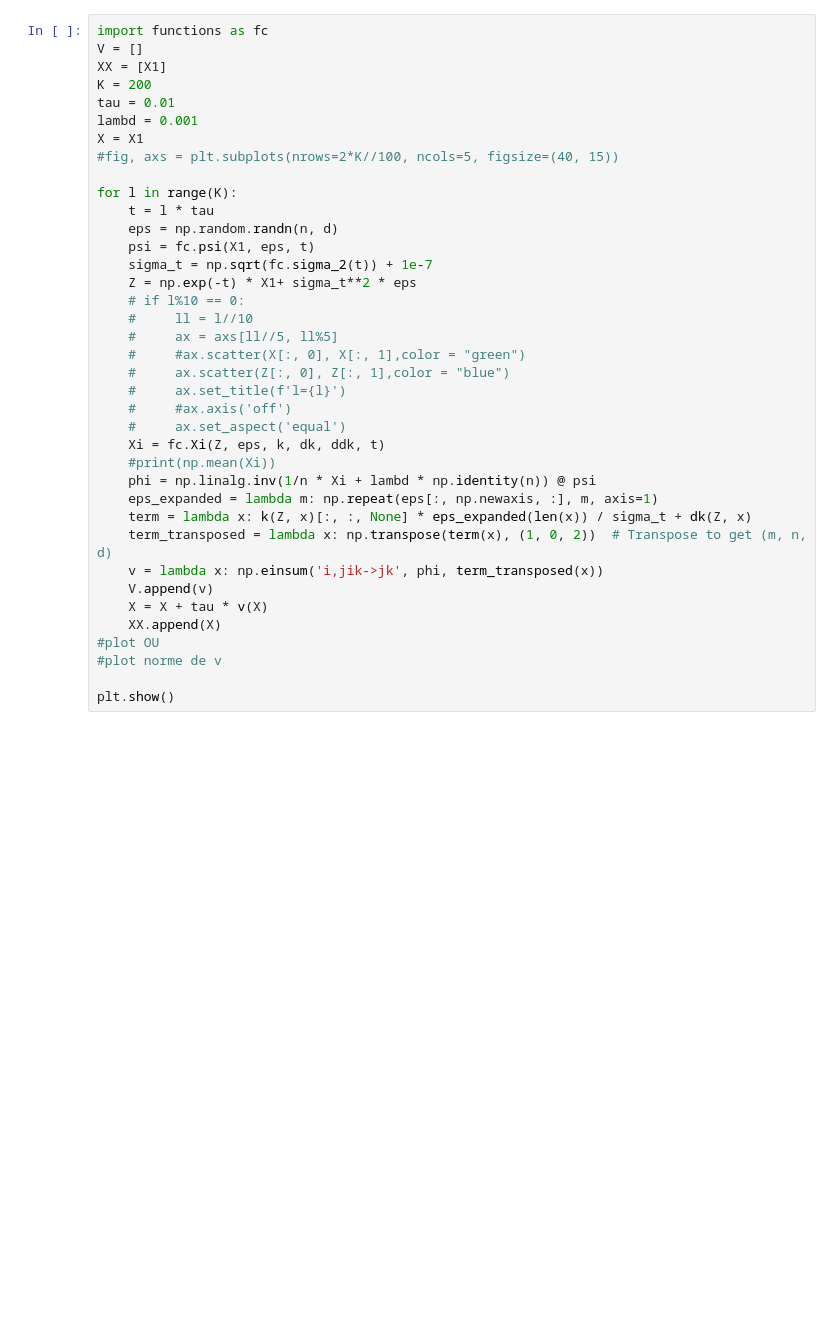
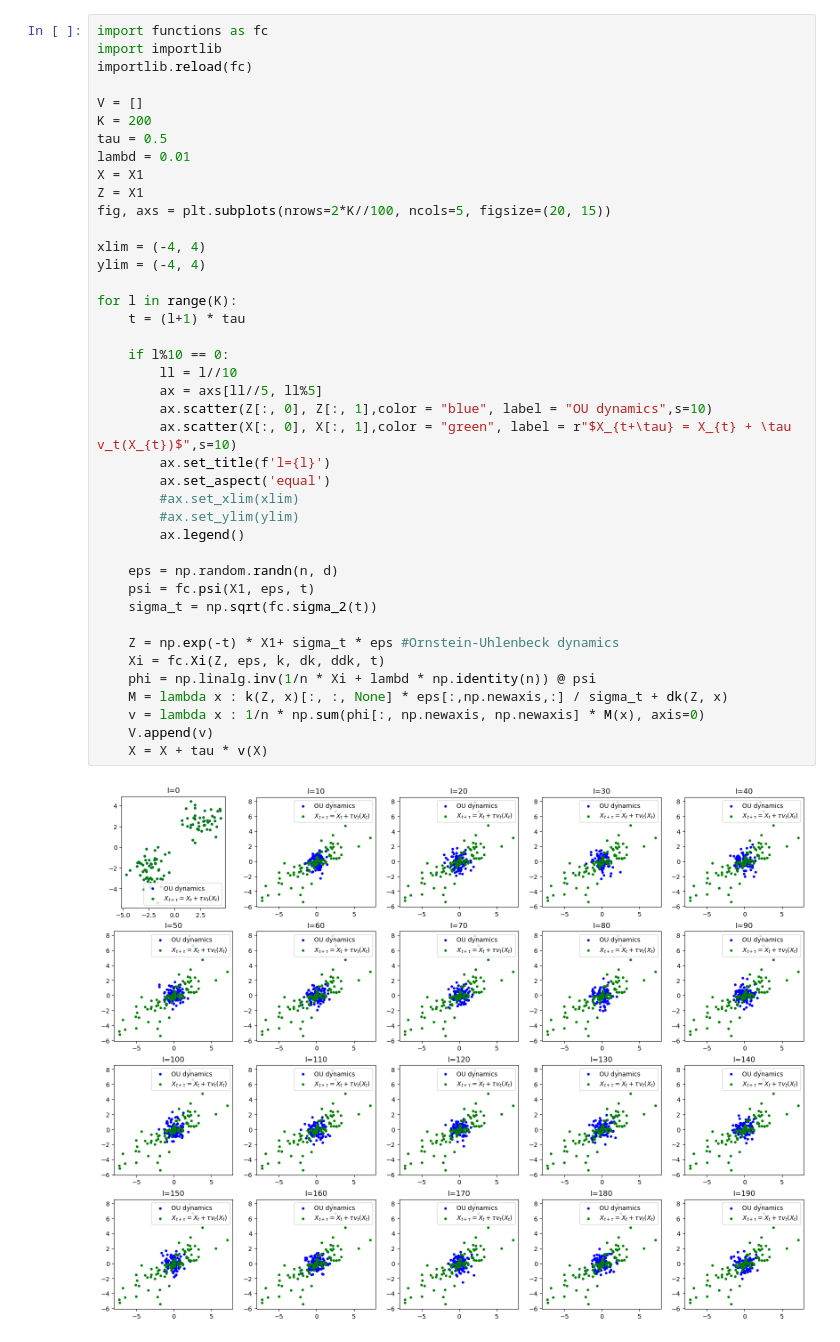
Before and after one commit to clementinechazal/kernel-path, a Jupyter notebook: ou_stein_path.ipynb, the cells around one changed output. Saved outputs shown, nothing was run; the diff lists cells and outputs as text; blank space fills up the shorter version.

```diff
--- a/ou_stein_path.ipynb
+++ b/ou_stein_path.ipynb
@@ -25,38 +25,43 @@ ddk = lambda x,y : fc.ddk_gauss(x,y,sigma)
 # %%
 import functions as fc
+import importlib
+importlib.reload(fc)
+
 V = []
-XX = [X1]
 K = 200
-tau = 0.01
-lambd = 0.001
+tau = 0.5
+lambd = 0.01
 X = X1
-#fig, axs = plt.subplots(nrows=2*K//100, ncols=5, figsize=(40, 15))
+Z = X1
+fig, axs = plt.subplots(nrows=2*K//100, ncols=5, figsize=(20, 15))
+
+xlim = (-4, 4)
+ylim = (-4, 4)
 
 for l in range(K):
-    t = l * tau
+    t = (l+1) * tau
+
+    if l%10 == 0:
+        ll = l//10
+        ax = axs[ll//5, ll%5]
+        ax.scatter(Z[:, 0], Z[:, 1],color = "blue", label = "OU dynamics",s=10)
+        ax.scatter(X[:, 0], X[:, 1],color = "green", label = r"$X_{t+\tau} = X_{t} + \tau v_t(X_{t})$",s=10)
+        ax.set_title(f'l={l}')
+        ax.set_aspect('equal')
+        #ax.set_xlim(xlim)
+        #ax.set_ylim(ylim)
+        ax.legend()
+
     eps = np.random.randn(n, d)
     psi = fc.psi(X1, eps, t)
-    sigma_t = np.sqrt(fc.sigma_2(t)) + 1e-7
-    Z = np.exp(-t) * X1+ sigma_t**2 * eps
-    # if l%10 == 0:
-    #     ll = l//10
-    #     ax = axs[ll//5, ll%5]
-    #     #ax.scatter(X[:, 0], X[:, 1],color = "green")
-    #     ax.scatter(Z[:, 0], Z[:, 1],color = "blue")
-    #     ax.set_title(f'l={l}')
-    #     #ax.axis('off')
-    #     ax.set_aspect('equal')
+    sigma_t = np.sqrt(fc.sigma_2(t))
+
+    Z = np.exp(-t) * X1+ sigma_t * eps #Ornstein-Uhlenbeck dynamics
     Xi = fc.Xi(Z, eps, k, dk, ddk, t)
-    #print(np.mean(Xi))
     phi = np.linalg.inv(1/n * Xi + lambd * np.identity(n)) @ psi
-    eps_expanded = lambda m: np.repeat(eps[:, np.newaxis, :], m, axis=1)
-    term = lambda x: k(Z, x)[:, :, None] * eps_expanded(len(x)) / sigma_t + dk(Z, x)
-    term_transposed = lambda x: np.transpose(term(x), (1, 0, 2))  # Transpose to get (m, n, d)
-    v = lambda x: np.einsum('i,jik->jk', phi, term_transposed(x))
+    M = lambda x : k(Z, x)[:, :, None] * eps[:,np.newaxis,:] / sigma_t + dk(Z, x)
+    v = lambda x : 1/n * np.sum(phi[:, np.newaxis, np.newaxis] * M(x), axis=0)
     V.append(v)
     X = X + tau * v(X)
-    XX.append(X)
-#plot OU
-#plot norme de v
-
-plt.show()
+# %% [output]
+[figure, added]
```
Also changed, not shown: parts of 7 cells of this notebook, 1 other file.
